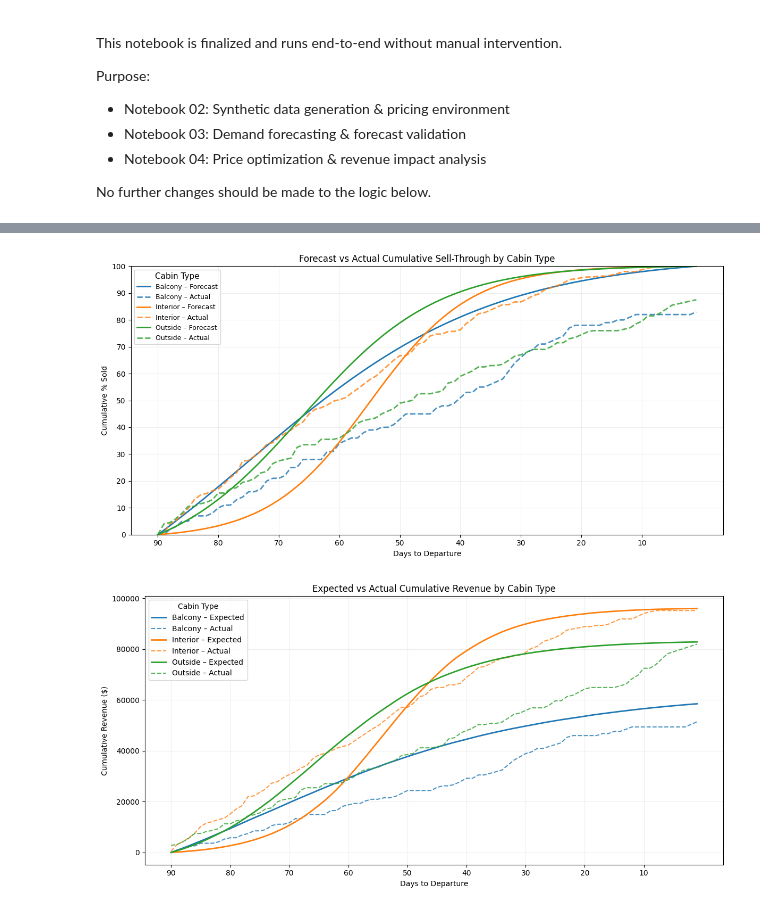
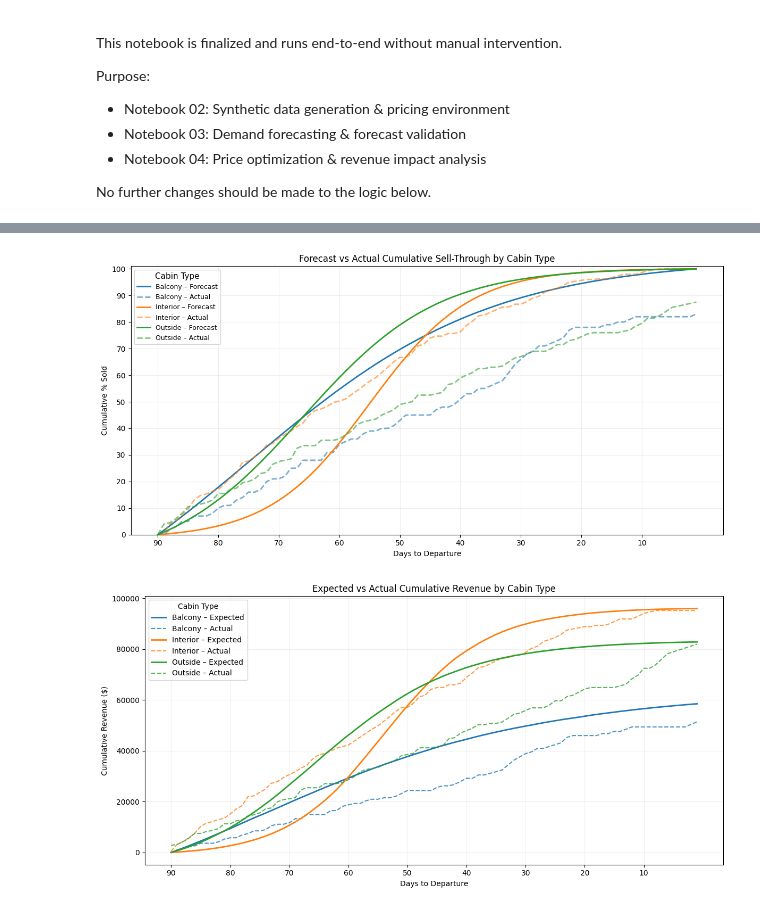
Before and after one commit to akioazevedo/cruise-revenue-management, a Jupyter notebook: notebooks/03_demand_forecasting.ipynb, the cells around one changed output, grey strips where cells are left out. Saved outputs shown, nothing was run; the diff lists cells and outputs as text; code cells hidden in the pictures.

```diff
--- a/notebooks/03_demand_forecasting.ipynb
+++ b/notebooks/03_demand_forecasting.ipynb
@@ -116,41 +116,41 @@ for cabin in plot_df["cabin_type"].unique():
         linestyle="--",
         linewidth=2,
         color=color,
-        alpha=0.8,
+        alpha=0.6,
         label=f"{cabin} – Actual"
     )
 
 # X ticks every 10 days
 xticks = list(range(
     int(plot_df["days_to_departure"].max()),
     int(plot_df["days_to_departure"].min()) - 1,
     -10
 ))
 plt.xticks(xticks)
 plt.gca().invert_xaxis()
 
 # Y axis formatting
 plt.yticks(np.arange(0, 101, 10))
-plt.ylim(0, 100)
+plt.ylim(0, 101)
 
 plt.xlabel("Days to Departure")
 plt.ylabel("Cumulative % Sold")
 plt.title("Forecast vs Actual Cumulative Sell-Through by Cabin Type")
 plt.legend(
     title="Cabin Type",
     loc="upper left",
     fontsize=9,
     title_fontsize=11,
     frameon=True
 )
 
 plt.grid(alpha=0.2)
 
 plt.tight_layout()
 plt.savefig("../figures/03_forecast_vs_actual_sell_through_by_cabin.png", dpi=300)
 plt.show()
 # %% [output]
-[figure, old version]
+[figure, new version]
 # %%
 cabin_capacity = {
     "Interior": 300,
```
Also changed, not shown: parts of 1 cell of this notebook, 1 other file.
